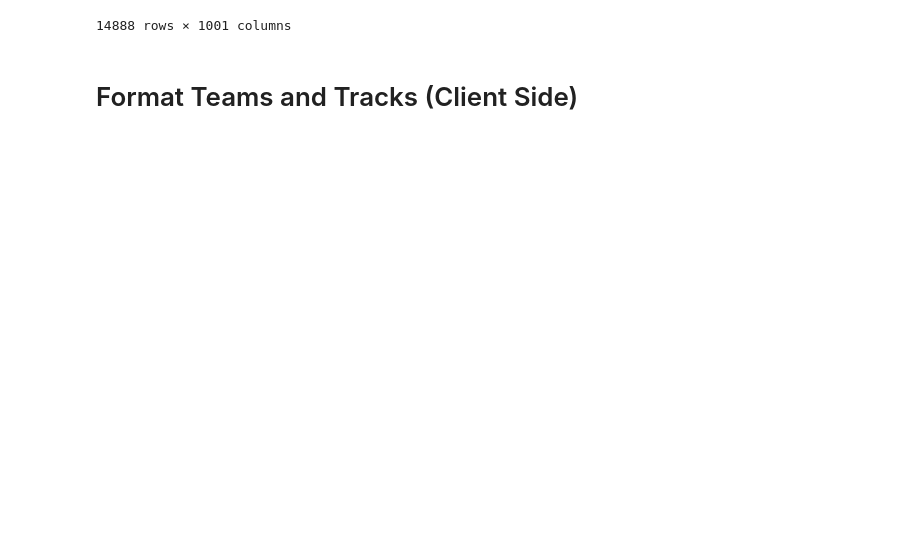
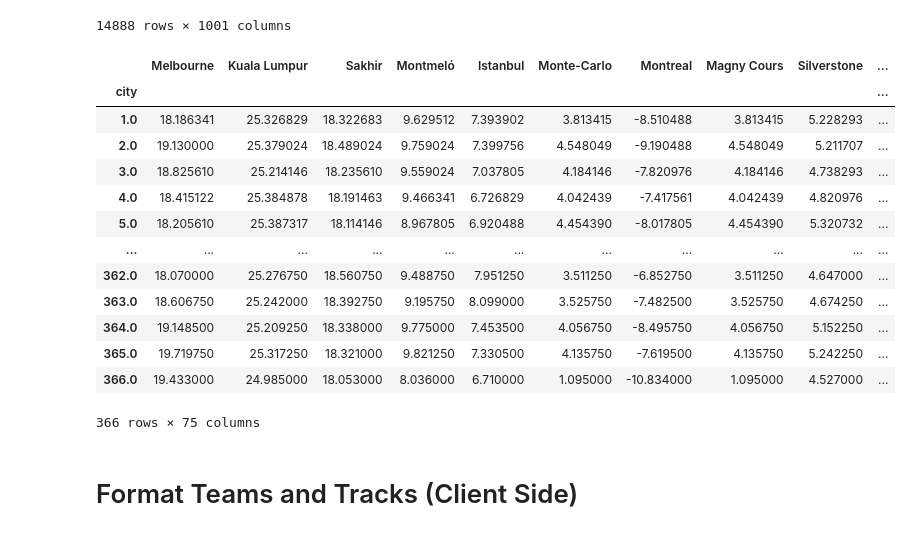
Before and after one commit to rohanv08/f1-scheduling, a Jupyter notebook: formatting_data.ipynb, the cells around one changed output. Drawn from its saved outputs; the diff is of its cells as text; code cells hidden in the pictures; blank space fills up the shorter version.

```diff
--- a/formatting_data.ipynb
+++ b/formatting_data.ipynb
@@ -105,3 +105,20 @@ df.index = pd.to_datetime(df.index)
 df.reset_index(inplace = True)
 df.city = df.city.dt.dayofyear
 df = df.astype(float).groupby("city").mean()
+# %%
+df
+# %% [output]
+|  | Melbourne | Kuala Lumpur | Sakhir | Montmeló | Istanbul | Monte-Carlo | Montreal | Magny Cours | Silverstone | ... |
+| city |  |  |  |  |  |  |  |  |  | ... |
+| 1.0 | 18.186341 | 25.326829 | 18.322683 | 9.629512 | 7.393902 | 3.813415 | -8.510488 | 3.813415 | 5.228293 | ... |
+| 2.0 | 19.130000 | 25.379024 | 18.489024 | 9.759024 | 7.399756 | 4.548049 | -9.190488 | 4.548049 | 5.211707 | ... |
+| 3.0 | 18.825610 | 25.214146 | 18.235610 | 9.559024 | 7.037805 | 4.184146 | -7.820976 | 4.184146 | 4.738293 | ... |
+| 4.0 | 18.415122 | 25.384878 | 18.191463 | 9.466341 | 6.726829 | 4.042439 | -7.417561 | 4.042439 | 4.820976 | ... |
+| 5.0 | 18.205610 | 25.387317 | 18.114146 | 8.967805 | 6.920488 | 4.454390 | -8.017805 | 4.454390 | 5.320732 | ... |
+| ... | ... | ... | ... | ... | ... | ... | ... | ... | ... | ... |
+| 362.0 | 18.070000 | 25.276750 | 18.560750 | 9.488750 | 7.951250 | 3.511250 | -6.852750 | 3.511250 | 4.647000 | ... |
+| 363.0 | 18.606750 | 25.242000 | 18.392750 | 9.195750 | 8.099000 | 3.525750 | -7.482500 | 3.525750 | 4.674250 | ... |
+| 364.0 | 19.148500 | 25.209250 | 18.338000 | 9.775000 | 7.453500 | 4.056750 | -8.495750 | 4.056750 | 5.152250 | ... |
+| 365.0 | 19.719750 | 25.317250 | 18.321000 | 9.821250 | 7.330500 | 4.135750 | -7.619500 | 4.135750 | 5.242250 | ... |
+| 366.0 | 19.433000 | 24.985000 | 18.053000 | 8.036000 | 6.710000 | 1.095000 | -10.834000 | 1.095000 | 4.527000 | ... |
+366 rows × 75 columns
```
Also changed, not shown: parts of 5 cells of this notebook, 3 other files.
